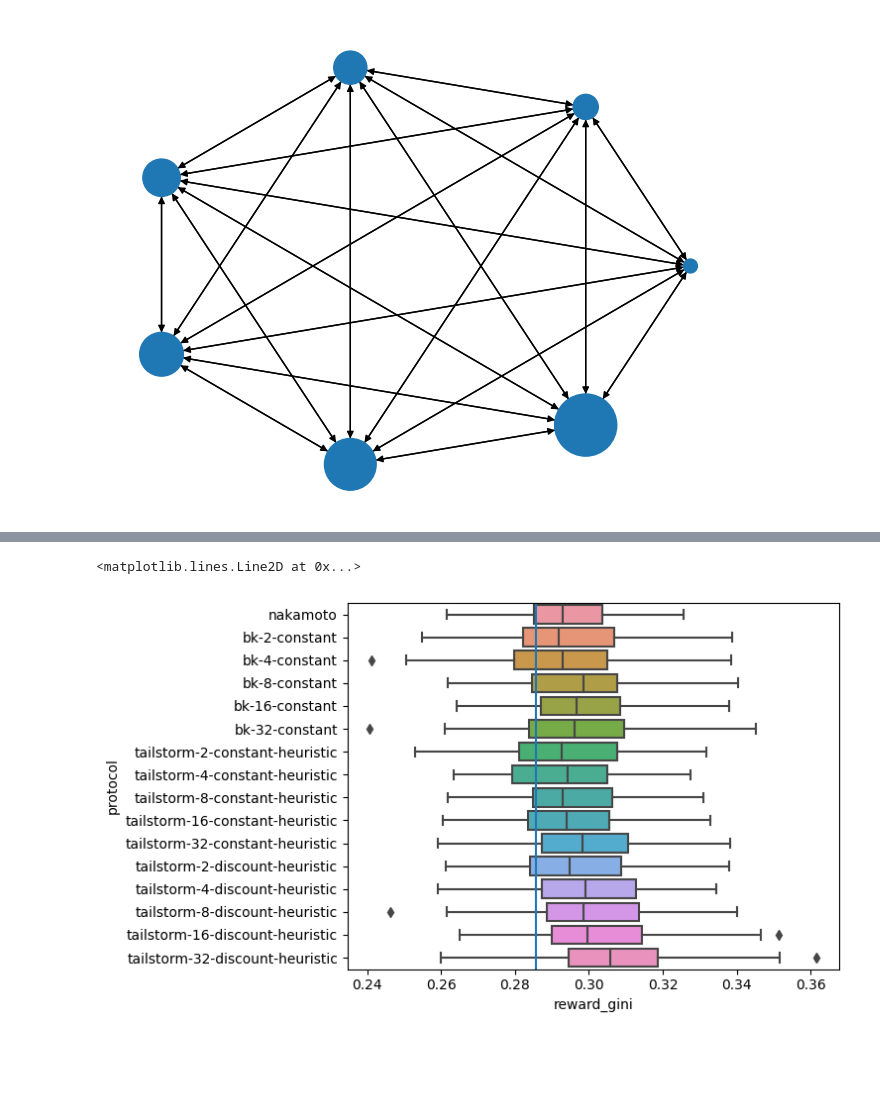
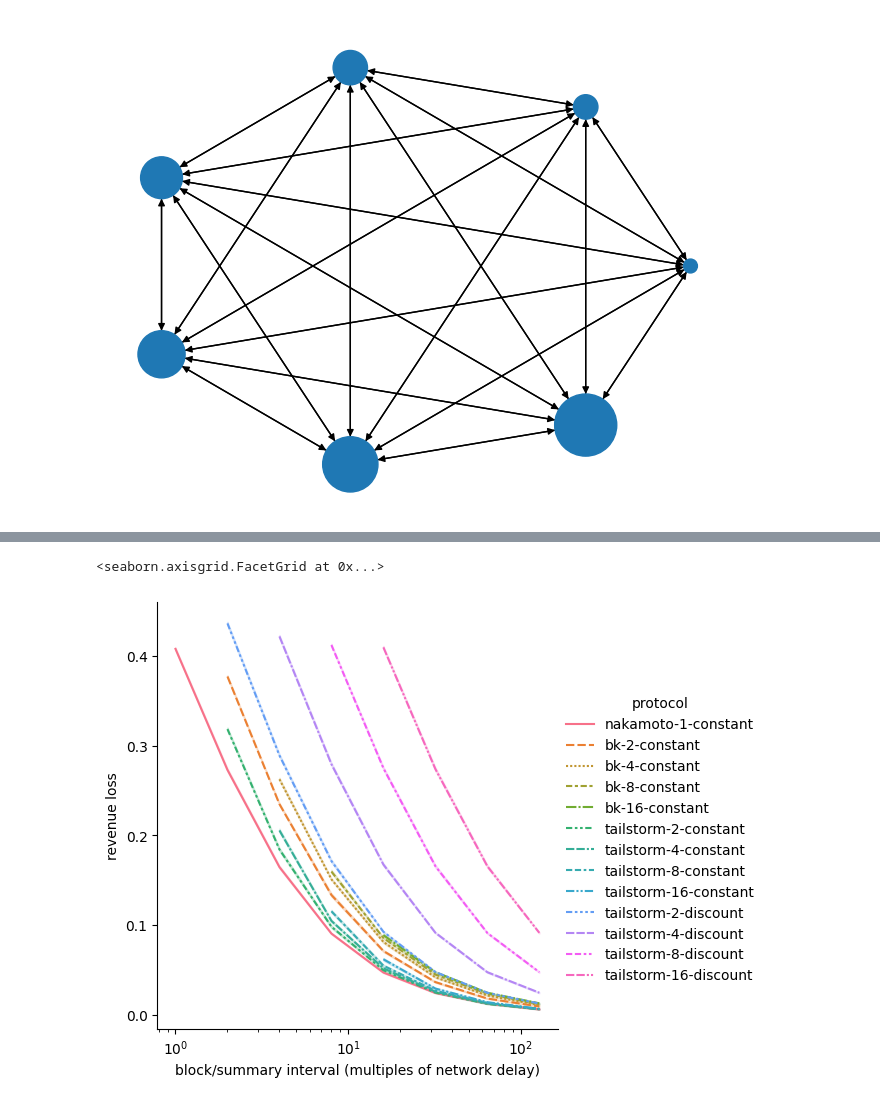
Before and after one commit to pkel/cpr, a Jupyter notebook: experiments/graphml_runner/honest-net-inequality.ipynb, the cells around one changed output, grey strips where cells are left out. Cells and saved outputs as stored; diff of their text form; code cells hidden in the pictures; blank space fills up the shorter version.

```diff
--- a/experiments/graphml_runner/honest-net-inequality.ipynb
+++ b/experiments/graphml_runner/honest-net-inequality.ipynb
@@ -58,0 +17,8 @@ def sim(G, **kwargs):
+# %%
+import cached
+
+from importlib import reload
+
+reload(cached)
+
+sim = cached.sim
@@ -107,7 +77,8 @@ for i in range(len(compute)):
     G.nodes[i]["compute"] = compute[i]
 
 for a, b in G.edges:
-    G.edges[a, b]["delay"] = f"uniform 0.5 1.5"
+    # G.edges[a, b]["delay"] = f"uniform 0.5 1.5"
+    G.edges[a, b]["delay"] = f"constant 1"
 
 layout = nx.circular_layout(G)
 draw(G, layout=layout)
@@ -179,6 +227,20 @@ VBox(children=(HBox(children=(IntProgress(value=0, description='0.00%', max=267)
-# %%
-plt = sns.boxplot(data=df, x="reward_gini", y="protocol", orient="h")
-plt.axvline(gini(compute))
-# %% [output]
-<matplotlib.lines.Line2D at 0x...>
-[figure, removed]
+# %%
+ax = sns.relplot(
+    kind="line",
+    data=df,
+    hue="protocol",
+    style="protocol",
+    y="revenue_loss",
+    x="block_interval",
+    # col='k',
+    # col_wrap=3,
+)
+
+ax.set(
+    xscale="log",
+    xlabel="block/summary interval (multiples of network delay)",
+    ylabel="revenue loss",
+)
+# %% [output]
+<seaborn.axisgrid.FacetGrid at 0x...>
+[figure, added]
```
Also changed, not shown: parts of 11 cells of this notebook, 1 other file.
